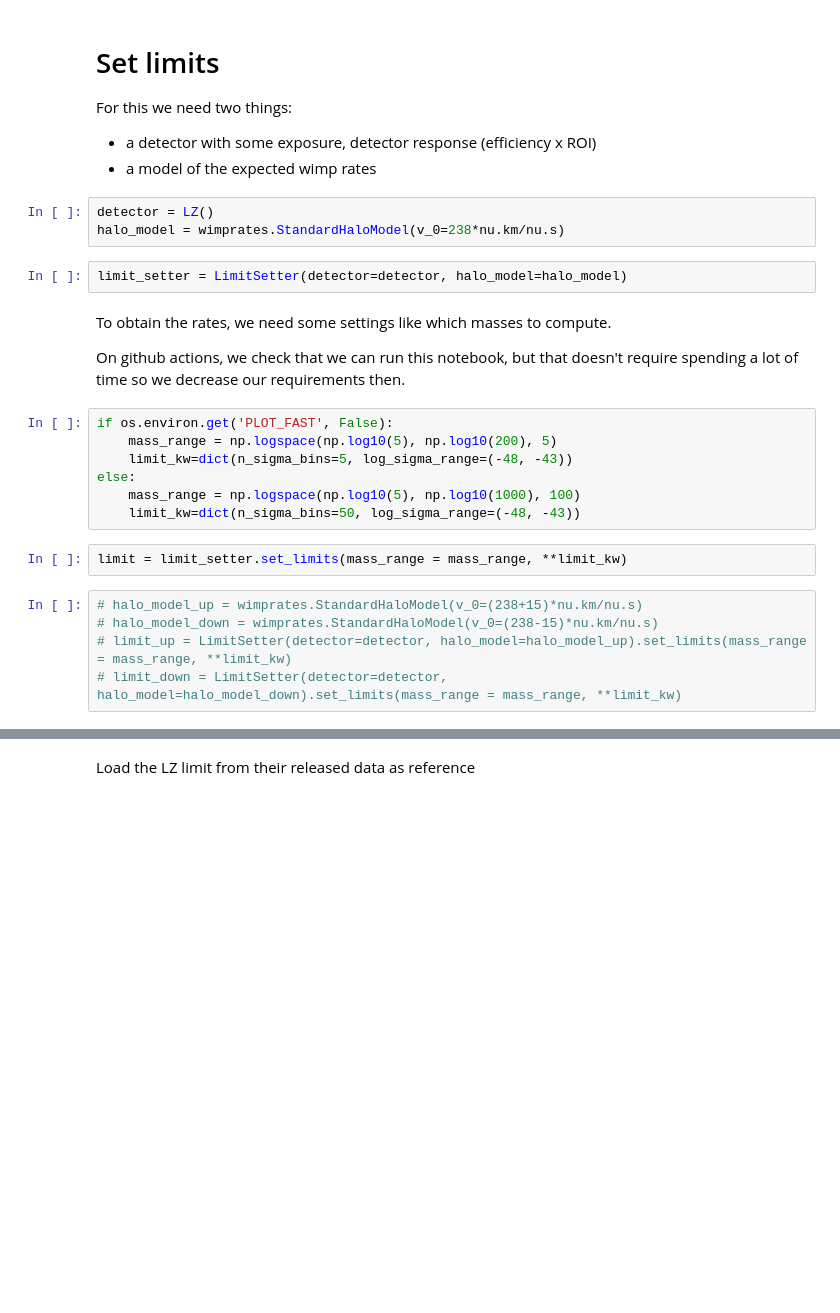
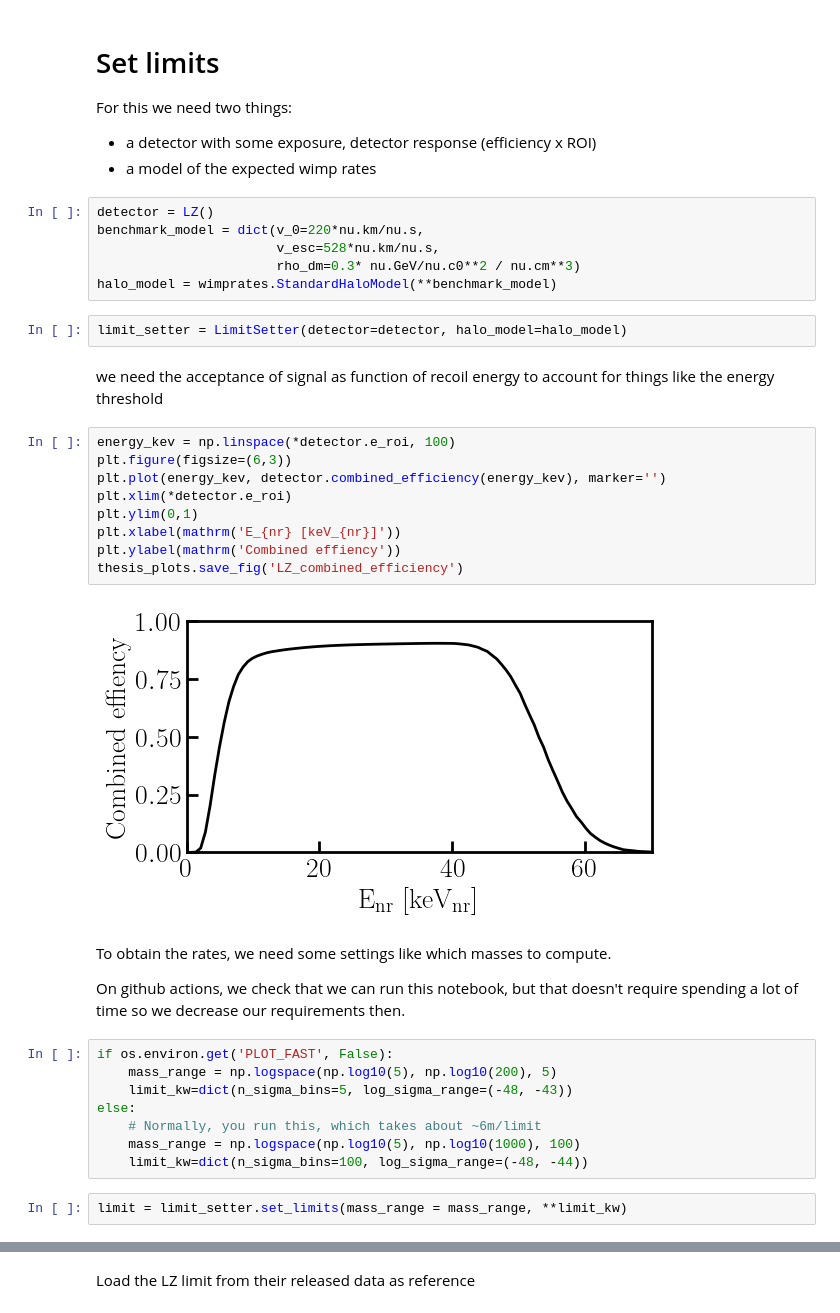
Before and after one commit to XAMS-nikhef/thesis_plots, a Jupyter notebook: notebooks/limits.ipynb, the cells around one changed output, grey strips where cells are left out. Saved outputs shown, nothing was run; the diff lists cells and outputs as text; blank space fills up the shorter version.

```diff
--- a/notebooks/limits.ipynb
+++ b/notebooks/limits.ipynb
@@ -19,9 +29,25 @@ For this we need two things:
  - a model of the expected wimp rates
 # %%
 detector = LZ()
-halo_model = wimprates.StandardHaloModel(v_0=238*nu.km/nu.s)
+benchmark_model = dict(v_0=220*nu.km/nu.s,
+                       v_esc=528*nu.km/nu.s,
+                       rho_dm=0.3* nu.GeV/nu.c0**2 / nu.cm**3)
+halo_model = wimprates.StandardHaloModel(**benchmark_model)
 # %%
 limit_setter = LimitSetter(detector=detector, halo_model=halo_model)
+# %% [markdown]
+we need the acceptance of signal as function of recoil energy to account for things like the energy threshold
+# %%
+energy_kev = np.linspace(*detector.e_roi, 100)
+plt.figure(figsize=(6,3))
+plt.plot(energy_kev, detector.combined_efficiency(energy_kev), marker='')
+plt.xlim(*detector.e_roi)
+plt.ylim(0,1)
+plt.xlabel(mathrm('E_{nr} [keV_{nr}]'))
+plt.ylabel(mathrm('Combined effiency'))
+thesis_plots.save_fig('LZ_combined_efficiency')
+# %% [output]
+[figure, added]
 # %% [markdown]
 To obtain the rates, we need some settings like which masses to compute.
 
@@ -31,13 +57,9 @@ if os.environ.get('PLOT_FAST', False):
     mass_range = np.logspace(np.log10(5), np.log10(200), 5)
     limit_kw=dict(n_sigma_bins=5, log_sigma_range=(-48, -43))
 else:
+    # Normally, you run this, which takes about ~6m/limit
     mass_range = np.logspace(np.log10(5), np.log10(1000), 100)
-    limit_kw=dict(n_sigma_bins=50, log_sigma_range=(-48, -43))
+    limit_kw=dict(n_sigma_bins=100, log_sigma_range=(-48, -44))
 # %%
 limit = limit_setter.set_limits(mass_range = mass_range, **limit_kw)
-# %%
-# halo_model_up = wimprates.StandardHaloModel(v_0=(238+15)*nu.km/nu.s)
-# halo_model_down = wimprates.StandardHaloModel(v_0=(238-15)*nu.km/nu.s)
-# limit_up = LimitSetter(detector=detector, halo_model=halo_model_up).set_limits(mass_range = mass_range, **limit_kw)
-# limit_down = LimitSetter(detector=detector, halo_model=halo_model_down).set_limits(mass_range = mass_range, **limit_kw)
 # %%
```
Also changed, not shown: parts of 7 cells of this notebook, 20 other files.
